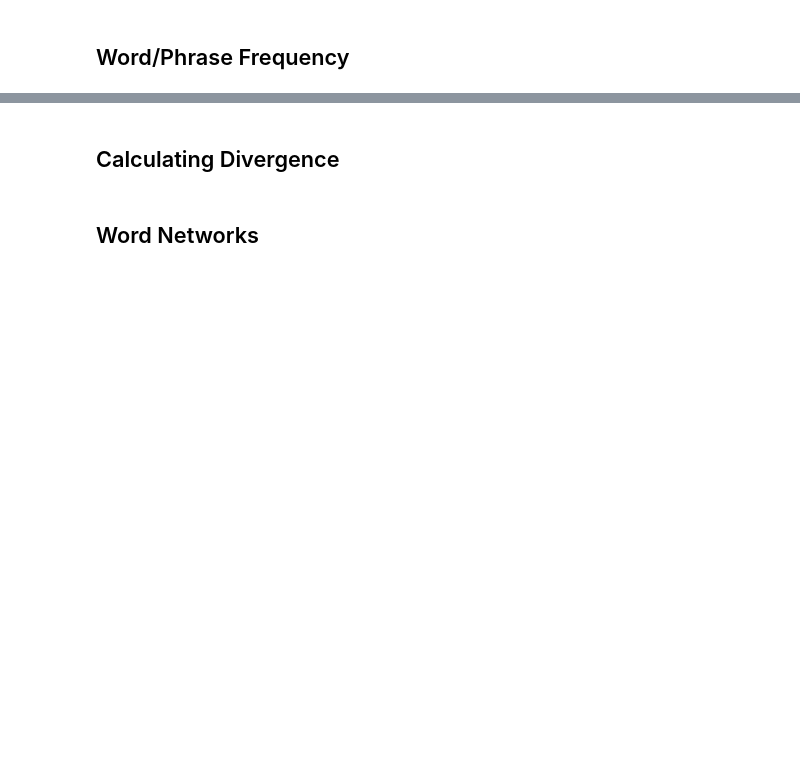
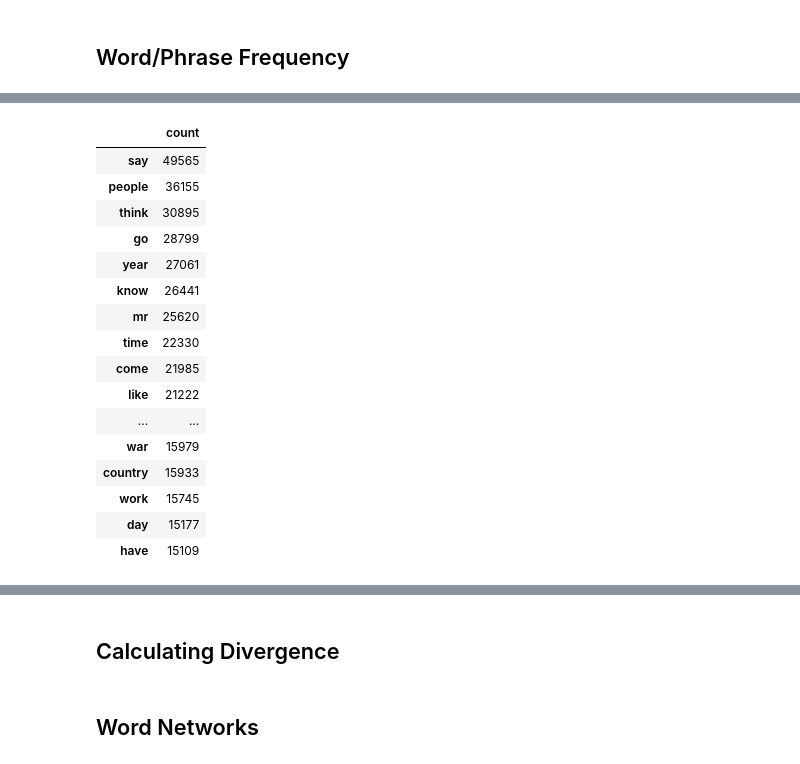
Before and after one commit to rachel-ker/refugeediscourse, a Jupyter notebook: analysis_template.ipynb, the cells around one changed output, grey strips where cells are left out. Cells and saved outputs as stored; diff of their text form; code cells hidden in the pictures; blank space fills up the shorter version.

```diff
--- a/analysis_template.ipynb
+++ b/analysis_template.ipynb
@@ -102,0 +131,25 @@ freqdist_POStoWord['VB'].most_common(10)
+# %%
+#Frequency Distribution
+fdist = nltk.FreqDist([w for w in data['normalized_words'].sum()])
+freq = pd.DataFrame.from_dict(fdist, orient='index', columns=['count'])
+freq = freq.sort_values(by='count', ascending=False)
+# %%
+freq[:20]
+# %% [output]
+|  | count |
+| say | 49565 |
+| people | 36155 |
+| think | 30895 |
+| go | 28799 |
+| year | 27061 |
+| know | 26441 |
+| mr | 25620 |
+| time | 22330 |
+| come | 21985 |
+| like | 21222 |
+| ... | ... |
+| war | 15979 |
+| country | 15933 |
+| work | 15745 |
+| day | 15177 |
+| have | 15109 |
```
Also changed, not shown: parts of 27 cells of this notebook.
